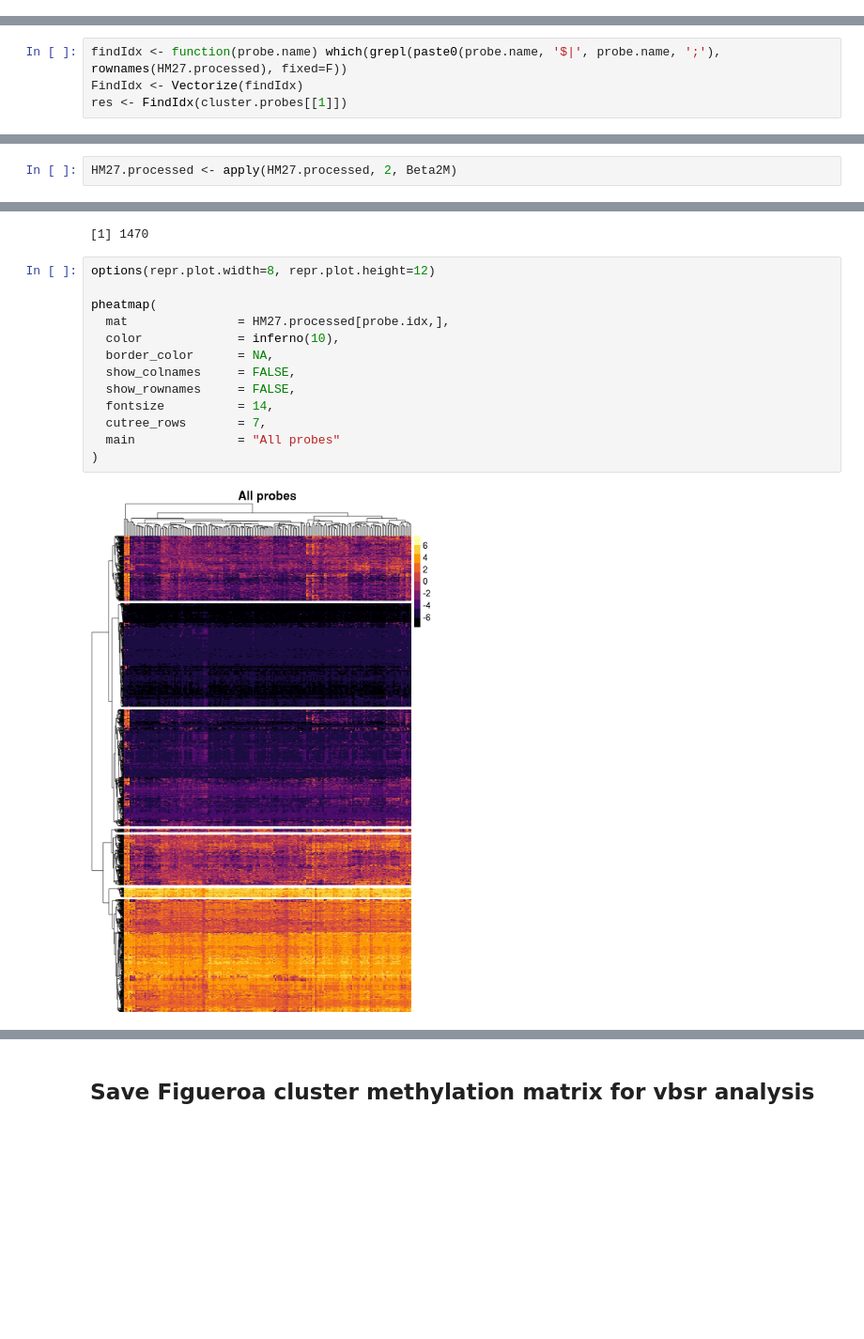
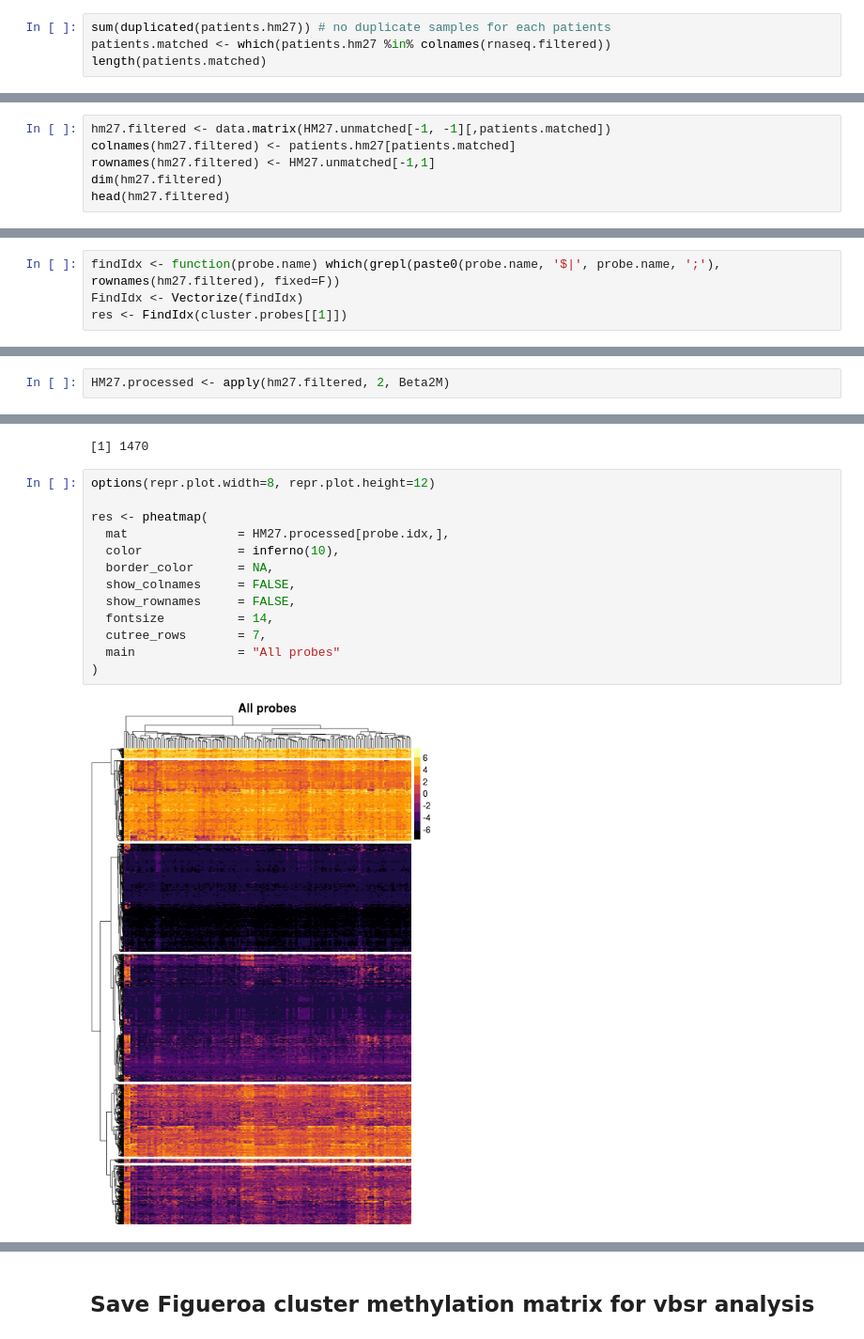
Before and after one commit to Mamie/MethylationPrediction, a Jupyter notebook: notes/Figueroa clustering.ipynb, the cells around one changed output, grey strips where cells are left out. Shown at 94% size. Saved outputs shown, nothing was run; the diff lists cells and outputs as text; blank space fills up the shorter version.

Commit message:
Impute RNAseq and match Hm27 patients with RNAseq

```diff
--- a/notes/Figueroa clustering.ipynb
+++ b/notes/Figueroa clustering.ipynb
@@ -184,0 +293,4 @@ write.table(HM27.processed, file='../data/LAML/processed/HM27-imputed.tsv', sep=
+# %%
+sum(duplicated(patients.hm27)) # no duplicate samples for each patients
+patients.matched <- which(patients.hm27 %in% colnames(rnaseq.filtered))
+length(patients.matched)
@@ -184,0 +300,6 @@ write.table(HM27.processed, file='../data/LAML/processed/HM27-imputed.tsv', sep=
+# %%
+hm27.filtered <- data.matrix(HM27.unmatched[-1, -1][,patients.matched])
+colnames(hm27.filtered) <- patients.hm27[patients.matched]
+rownames(hm27.filtered) <- HM27.unmatched[-1,1]
+dim(hm27.filtered)
+head(hm27.filtered)
@@ -187,5 +332,5 @@ write.table(HM27.processed, file='../data/LAML/processed/HM27-imputed.tsv', sep=
 # %%
-findIdx <- function(probe.name) which(grepl(paste0(probe.name, '$|', probe.name, ';'), rownames(HM27.processed), fixed=F))
+findIdx <- function(probe.name) which(grepl(paste0(probe.name, '$|', probe.name, ';'), rownames(hm27.filtered), fixed=F))
 FindIdx <- Vectorize(findIdx)
 res <- FindIdx(cluster.probes[[1]])
 # %% [markdown]
@@ -223,5 +368,5 @@ beta2M <- function(beta) {
 }
 Beta2M <- Vectorize(beta2M)
 # %%
-HM27.processed <- apply(HM27.processed, 2, Beta2M)
+HM27.processed <- apply(hm27.filtered, 2, Beta2M)
 # %%
@@ -283,15 +428,15 @@ length(probe.idx)
 # %%
 options(repr.plot.width=8, repr.plot.height=12)
 
-pheatmap(
+res <- pheatmap(
   mat               = HM27.processed[probe.idx,],
   color             = inferno(10),
   border_color      = NA,
   show_colnames     = FALSE,
   show_rownames     = FALSE,
   fontsize          = 14,
   cutree_rows       = 7,
   main              = "All probes"
 )
 # %% [output]
-[figure, old version]
+[figure, new version]
```
Also changed, not shown: parts of 32 cells of this notebook, 2 other files.
